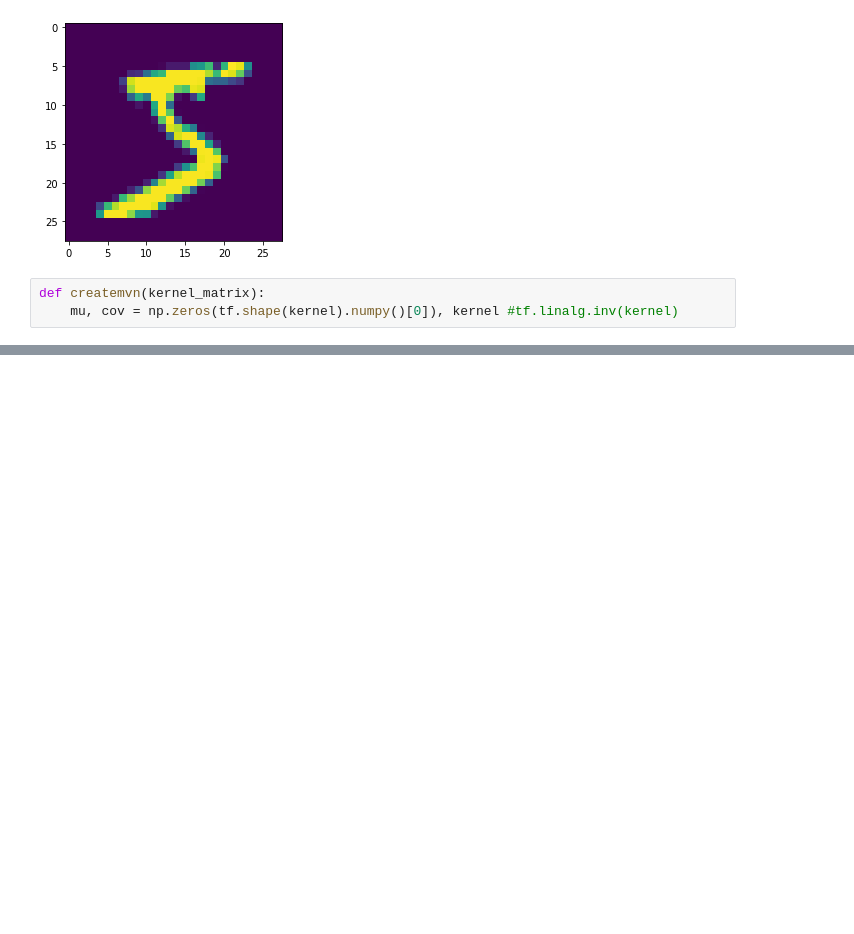
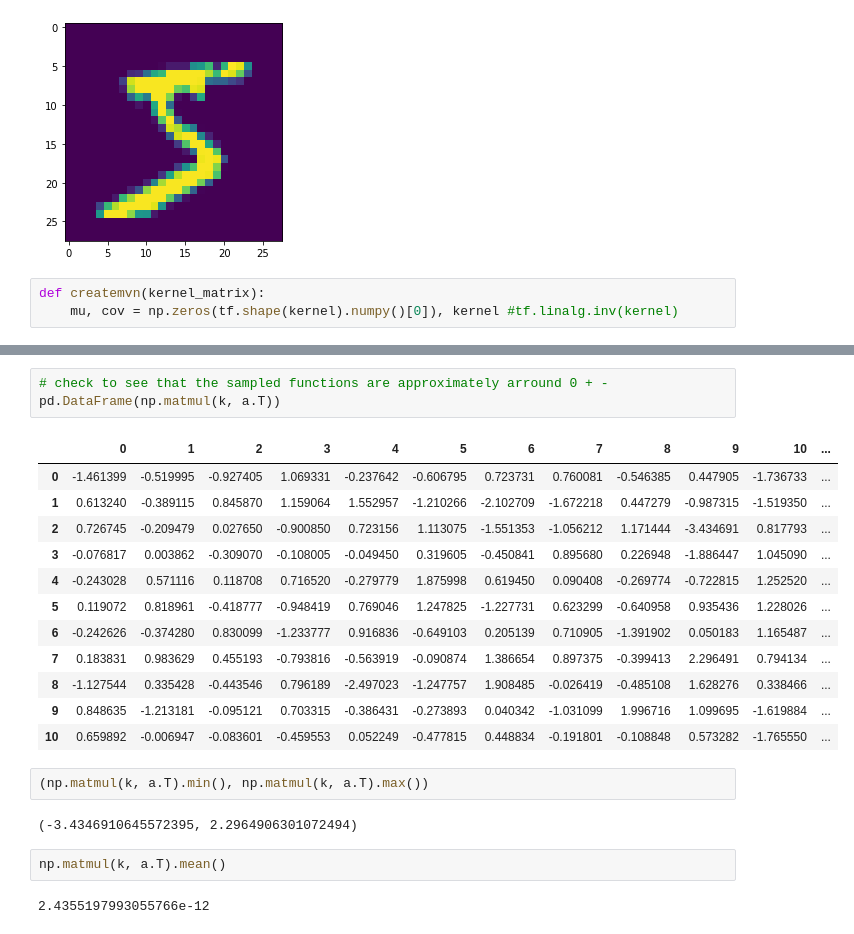
Before and after one commit to karasjoh000/KernelPCA, a Jupyter notebook: h2.ipynb, the cells around one changed output, grey strips where cells are left out. Saved outputs shown, nothing was run; the diff lists cells and outputs as text; blank space fills up the shorter version.

```diff
--- a/h2.ipynb
+++ b/h2.ipynb
@@ -95,0 +155,24 @@ for i in range(0, 10):
+# %%
+# check to see that the sampled functions are approximately arround 0 + -
+pd.DataFrame(np.matmul(k, a.T))
+# %% [output]
+|  | 0 | 1 | 2 | 3 | 4 | 5 | 6 | 7 | 8 | 9 | 10 | ... |
+| 0 | -1.461399 | -0.519995 | -0.927405 | 1.069331 | -0.237642 | -0.606795 | 0.723731 | 0.760081 | -0.546385 | 0.447905 | -1.736733 | ... |
+| 1 | 0.613240 | -0.389115 | 0.845870 | 1.159064 | 1.552957 | -1.210266 | -2.102709 | -1.672218 | 0.447279 | -0.987315 | -1.519350 | ... |
+| 2 | 0.726745 | -0.209479 | 0.027650 | -0.900850 | 0.723156 | 1.113075 | -1.551353 | -1.056212 | 1.171444 | -3.434691 | 0.817793 | ... |
+| 3 | -0.076817 | 0.003862 | -0.309070 | -0.108005 | -0.049450 | 0.319605 | -0.450841 | 0.895680 | 0.226948 | -1.886447 | 1.045090 | ... |
+| 4 | -0.243028 | 0.571116 | 0.118708 | 0.716520 | -0.279779 | 1.875998 | 0.619450 | 0.090408 | -0.269774 | -0.722815 | 1.252520 | ... |
+| 5 | 0.119072 | 0.818961 | -0.418777 | -0.948419 | 0.769046 | 1.247825 | -1.227731 | 0.623299 | -0.640958 | 0.935436 | 1.228026 | ... |
+| 6 | -0.242626 | -0.374280 | 0.830099 | -1.233777 | 0.916836 | -0.649103 | 0.205139 | 0.710905 | -1.391902 | 0.050183 | 1.165487 | ... |
+| 7 | 0.183831 | 0.983629 | 0.455193 | -0.793816 | -0.563919 | -0.090874 | 1.386654 | 0.897375 | -0.399413 | 2.296491 | 0.794134 | ... |
+| 8 | -1.127544 | 0.335428 | -0.443546 | 0.796189 | -2.497023 | -1.247757 | 1.908485 | -0.026419 | -0.485108 | 1.628276 | 0.338466 | ... |
+| 9 | 0.848635 | -1.213181 | -0.095121 | 0.703315 | -0.386431 | -0.273893 | 0.040342 | -1.031099 | 1.996716 | 1.099695 | -1.619884 | ... |
+| 10 | 0.659892 | -0.006947 | -0.083601 | -0.459553 | 0.052249 | -0.477815 | 0.448834 | -0.191801 | -0.108848 | 0.573282 | -1.765550 | ... |
+# %%
+(np.matmul(k, a.T).min(), np.matmul(k, a.T).max())
+# %% [output]
+(-3.4346910645572395, 2.2964906301072494)
+# %%
+np.matmul(k, a.T).mean()
+# %% [output]
+2.4355197993055766e-12
```
Also changed, not shown: parts of 6 cells of this notebook, 9 other files.
